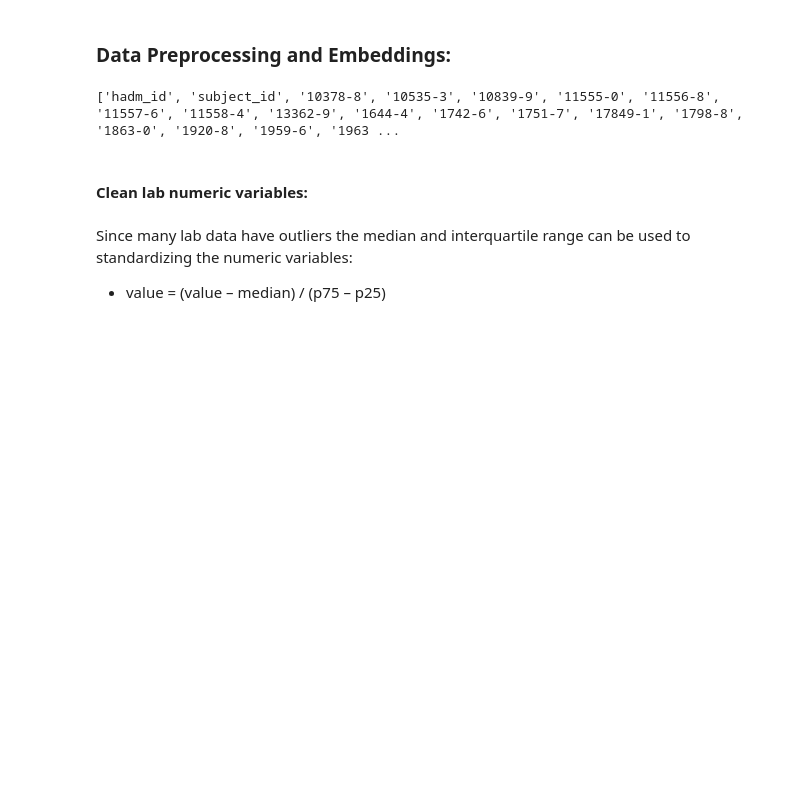
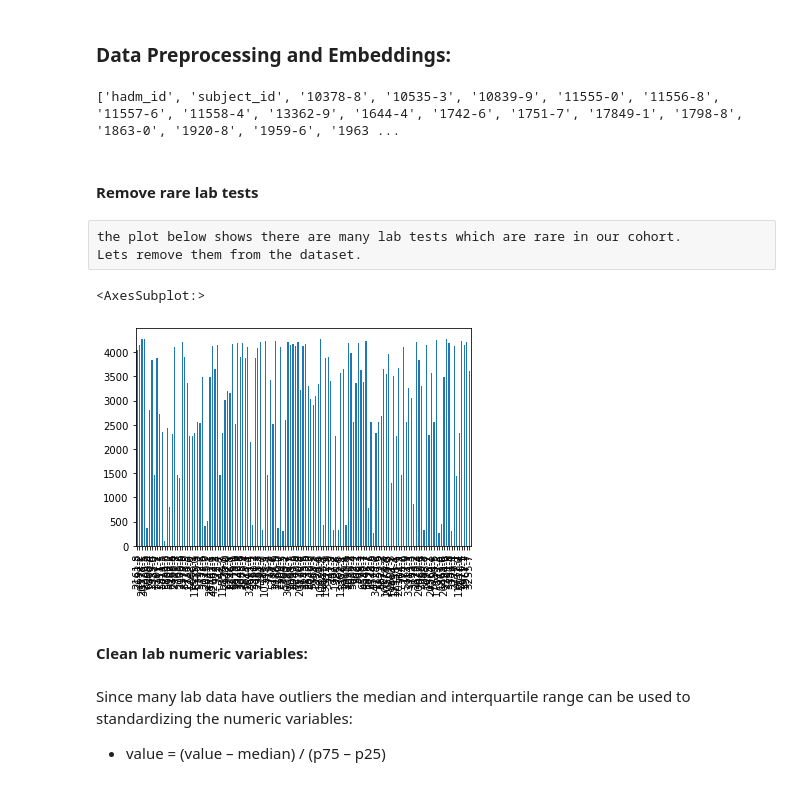
Before and after one commit to The-Electric-Moccasins/resistance-prediction, a Jupyter notebook: esbl_model_dev_ts.ipynb, the cells around one changed output. Drawn from its saved outputs; the diff is of its cells as text; code cells hidden in the pictures; blank space fills up the shorter version.

```diff
--- a/esbl_model_dev_ts.ipynb
+++ b/esbl_model_dev_ts.ipynb
@@ -200,6 +200,8 @@ weird = ['3297-9',
  '5808-1',
  '5821-4',
  '6773-6']
+# %%
+loinc_codes = list(set(loinc_codes) - set(weird))
 # %%
 # for now, ignoring the mixed type lab tests
 dataset = features.drop(columns=weird, errors='ignore')
@@ -213,3 +215,15 @@ dataset.shape
 print(list(dataset.columns))
 # %% [output]
 ['hadm_id', 'subject_id', '10378-8', '10535-3', '10839-9', '11555-0', '11556-8', '11557-6', '11558-4', '13362-9', '1644-4', '1742-6', '1751-7', '17849-1', '1798-8', '1863-0', '1920-8', '1959-6', '1963 ...
+# %% [markdown]
+#### Remove rare lab tests
+# %% [raw]
+the plot below shows there are many lab tests which are rare in our cohort.
+Lets remove them from the dataset.
+# %%
+missing_values_counts_for_labtests = dataset[loinc_codes].isna().sum()
+# %%
+missing_values_counts_for_labtests.plot.bar()
+# %% [output]
+<AxesSubplot:>
+[figure, added]
```
Also changed, not shown: parts of 14 cells of this notebook.
